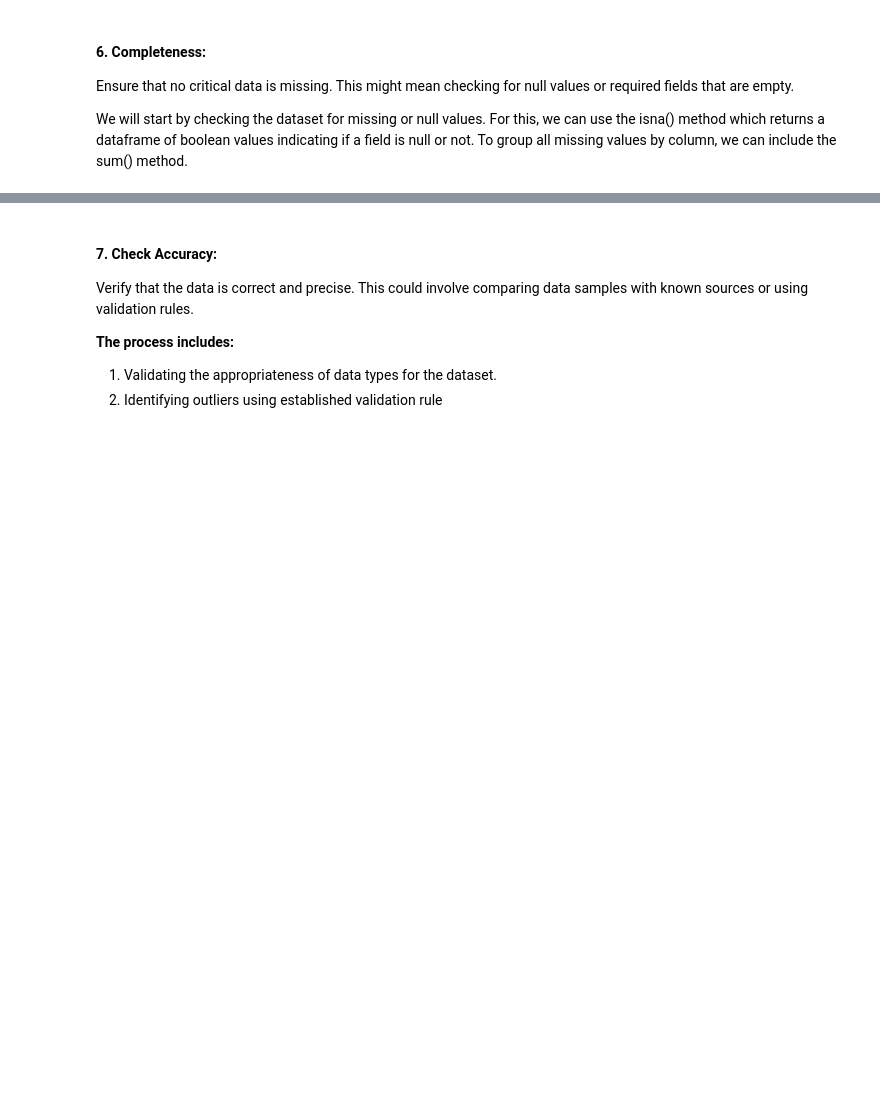
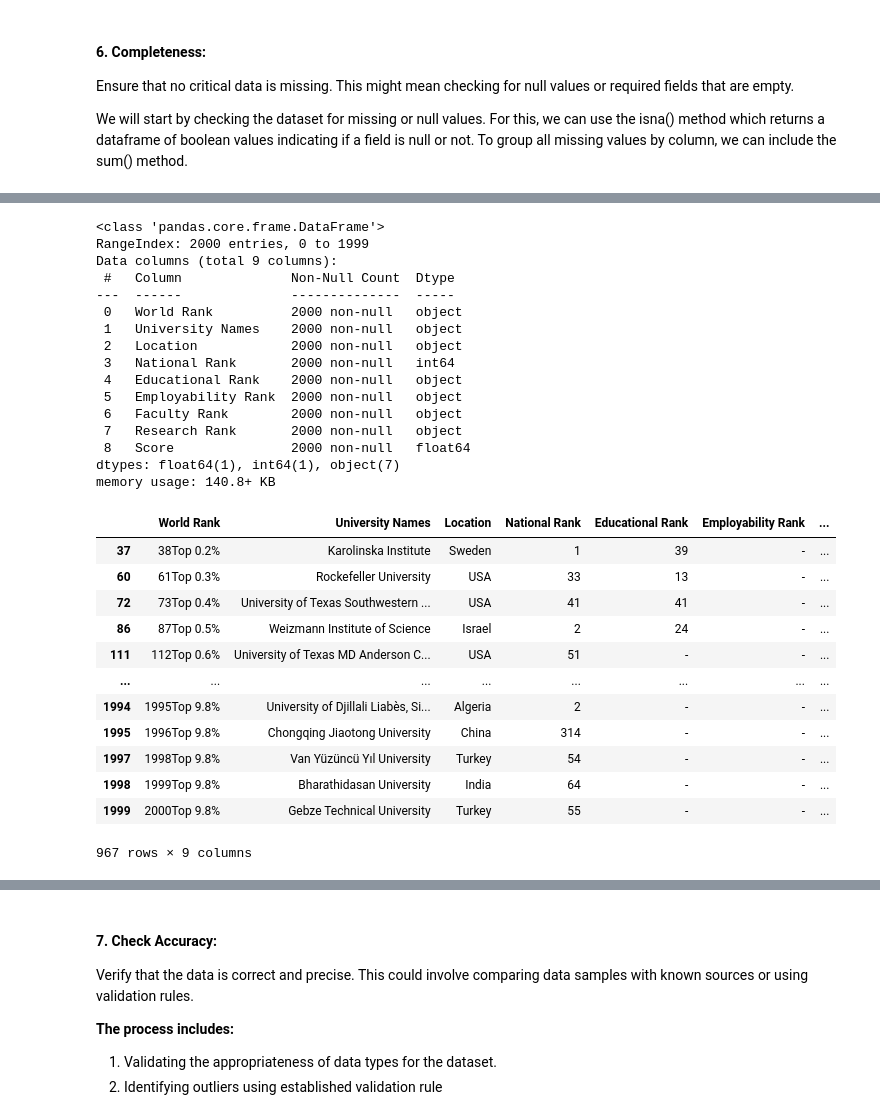
Before and after one commit to Tuwaiq-DS-ML-bootcamp-V-8/Usecase-3-Project-2, a Jupyter notebook: EDA explain template.ipynb, the cells around one changed output, grey strips where cells are left out. Drawn from its saved outputs; the diff is of its cells as text; code cells hidden in the pictures; blank space fills up the shorter version.

```diff
--- a/EDA explain template.ipynb
+++ b/EDA explain template.ipynb
@@ -378,0 +445,40 @@ times_h[times_h.isnull()].describe(include='all')
+# %%
+# wo missing values
+
+word_rank.info() # Check for missing values in each column and the data types of the columns
+
+print() # Print an empty line
+
+# Check for non-numeric characters in the column
+word_rank[word_rank['University Names'].str.contains('^![a-zA-Z]+$')] # Check for non-alphabetical characters (PASS)
+word_rank[word_rank['Employability Rank'].str.contains(r'.*\D.*')] # Check for non-numeric characters (FAIL)
+# %% [output]
+<class 'pandas.core.frame.DataFrame'>
+RangeIndex: 2000 entries, 0 to 1999
+Data columns (total 9 columns):
+ #   Column              Non-Null Count  Dtype
+---  ------              --------------  -----
+ 0   World Rank          2000 non-null   object
+ 1   University Names    2000 non-null   object
+ 2   Location            2000 non-null   object
+ 3   National Rank       2000 non-null   int64
+ 4   Educational Rank    2000 non-null   object
+ 5   Employability Rank  2000 non-null   object
+ 6   Faculty Rank        2000 non-null   object
+ 7   Research Rank       2000 non-null   object
+ 8   Score               2000 non-null   float64
+dtypes: float64(1), int64(1), object(7)
+memory usage: 140.8+ KB
+|  | World Rank | University Names | Location | National Rank | Educational Rank | Employability Rank | ... |
+| 37 | 38Top 0.2% | Karolinska Institute | Sweden | 1 | 39 | - | ... |
+| 60 | 61Top 0.3% | Rockefeller University | USA | 33 | 13 | - | ... |
+| 72 | 73Top 0.4% | University of Texas Southwestern ... | USA | 41 | 41 | - | ... |
+| 86 | 87Top 0.5% | Weizmann Institute of Science | Israel | 2 | 24 | - | ... |
+| 111 | 112Top 0.6% | University of Texas MD Anderson C... | USA | 51 | - | - | ... |
+| ... | ... | ... | ... | ... | ... | ... | ... |
+| 1994 | 1995Top 9.8% | University of Djillali Liabès, Si... | Algeria | 2 | - | - | ... |
+| 1995 | 1996Top 9.8% | Chongqing Jiaotong University | China | 314 | - | - | ... |
+| 1997 | 1998Top 9.8% | Van Yüzüncü Yıl University | Turkey | 54 | - | - | ... |
+| 1998 | 1999Top 9.8% | Bharathidasan University | India | 64 | - | - | ... |
+| 1999 | 2000Top 9.8% | Gebze Technical University | Turkey | 55 | - | - | ... |
+967 rows × 9 columns
```
Also changed, not shown: parts of 17 cells of this notebook, 1 other file.
